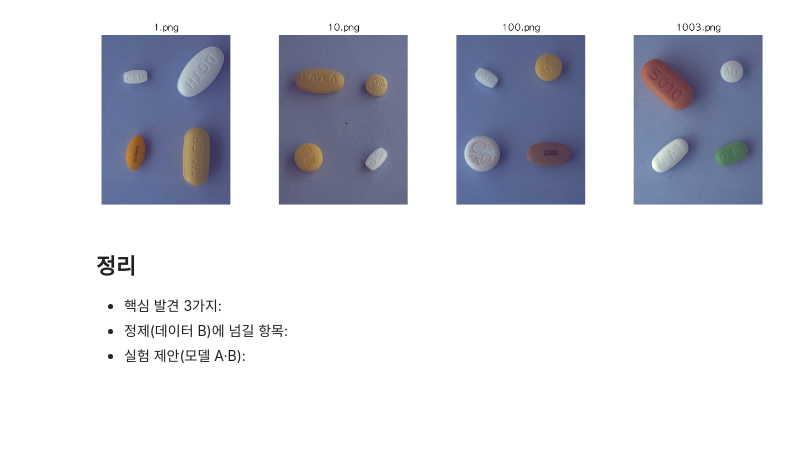
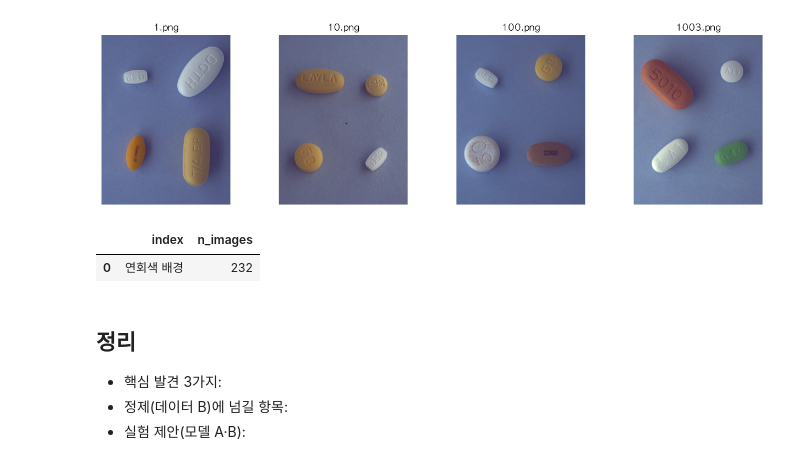
Before and after one commit to part2team1/YacssoK, a Jupyter notebook: notebooks/01_eda.ipynb, the cells around one changed output. Drawn from its saved outputs; the diff is of its cells as text; code cells hidden in the pictures; blank space fills up the shorter version.

```diff
--- a/notebooks/01_eda.ipynb
+++ b/notebooks/01_eda.ipynb
@@ -189,6 +189,12 @@ plt.show()
 # %% [output]
 테스트 이미지 842장
 [figure]
+# %%
+from src.eda import background_counts
+background_counts(d["train_annotations"])
+# %% [output]
+|  | index | n_images |
+| 0 | 연회색 배경 | 232 |
 # %% [markdown]
 ## 정리
 - 핵심 발견 3가지:
```
Also changed, not shown: parts of 3 cells of this notebook, 22 other files.
